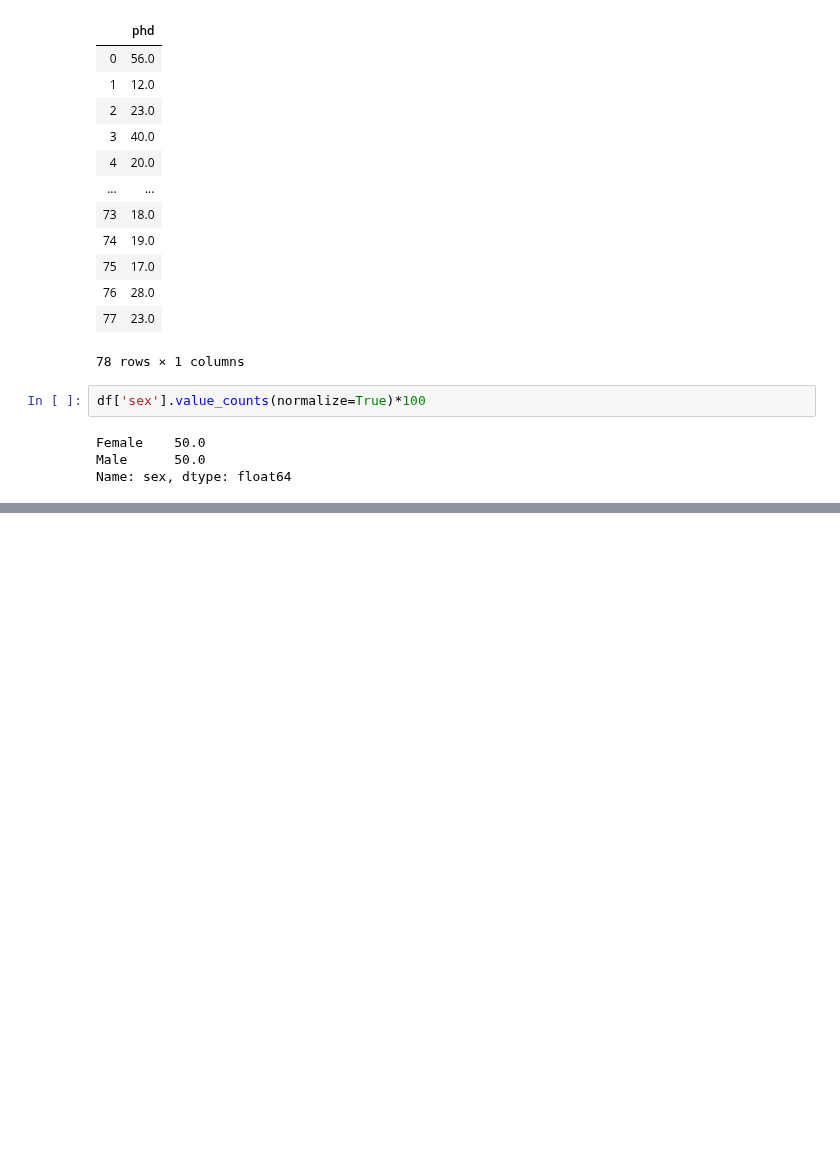
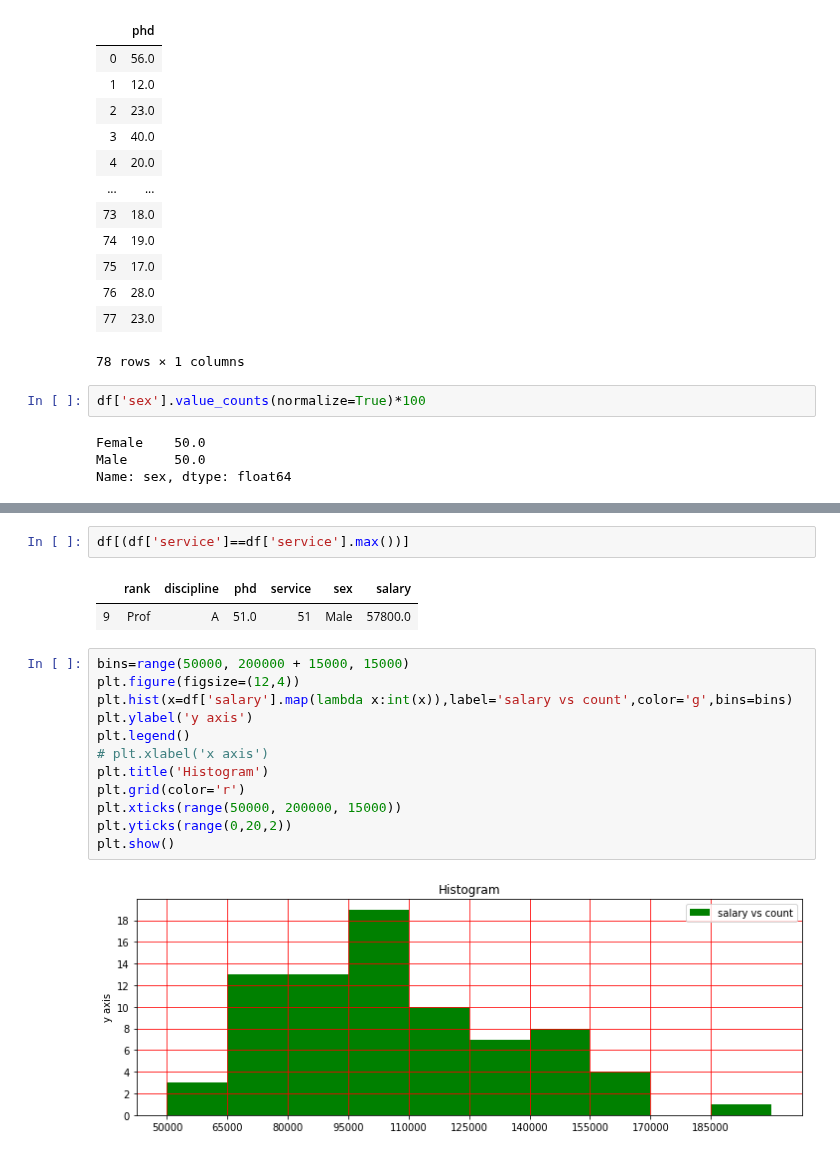
Before and after one commit to Yogendra3112/data_science, a Jupyter notebook: Pandas.ipynb, the cells around one changed output, grey strips where cells are left out. Drawn from its saved outputs; the diff is of its cells as text; blank space fills up the shorter version.

```diff
--- a/Pandas.ipynb
+++ b/Pandas.ipynb
@@ -1219,0 +1248,19 @@ plt.pyplot.pie(df['sex'].value_counts(),labels=['male','female'],autopct='%1.1f%
+# %%
+df[(df['service']==df['service'].max())]
+# %% [output]
+|  | rank | discipline | phd | service | sex | salary |
+| 9 | Prof | A | 51.0 | 51 | Male | 57800.0 |
+# %%
+bins=range(50000, 200000 + 15000, 15000)
+plt.figure(figsize=(12,4))
+plt.hist(x=df['salary'].map(lambda x:int(x)),label='salary vs count',color='g',bins=bins)
+plt.ylabel('y axis')
+plt.legend()
+# plt.xlabel('x axis')
+plt.title('Histogram')
+plt.grid(color='r')
+plt.xticks(range(50000, 200000, 15000))
+plt.yticks(range(0,20,2))
+plt.show()
+# %% [output]
+[figure, added]
```
Also changed, not shown: parts of 7 cells of this notebook.
